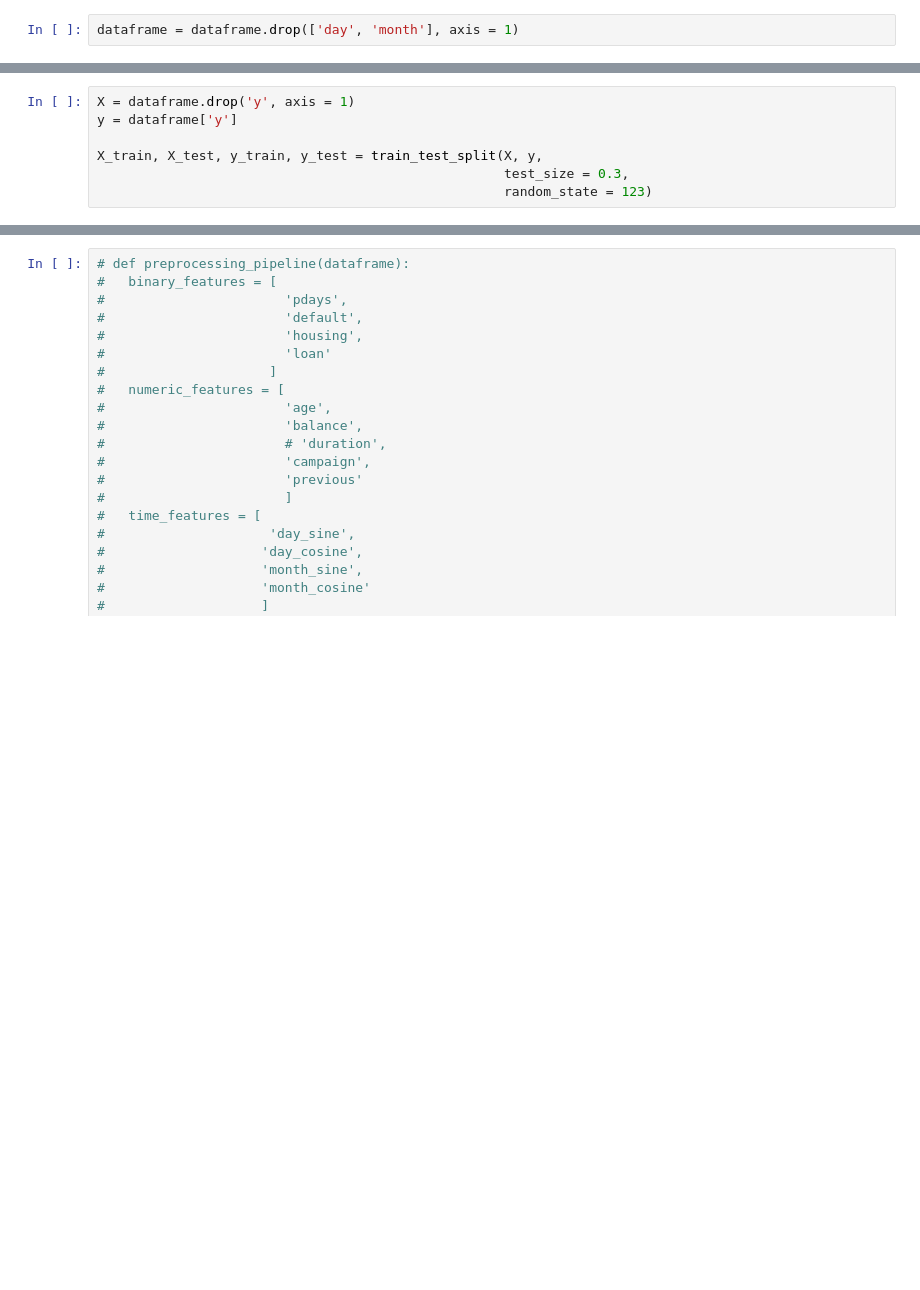
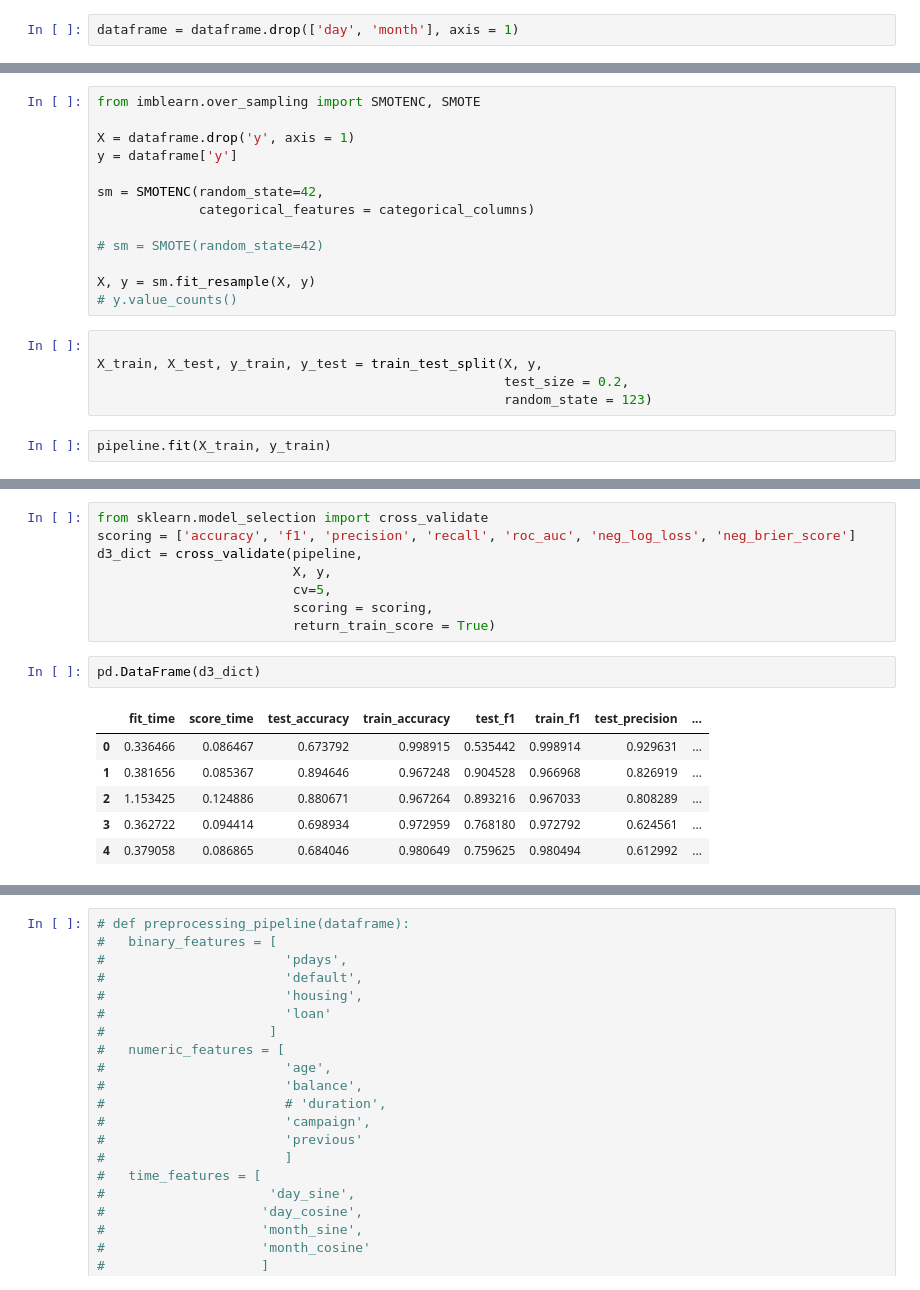
Before and after one commit to darshan-kale-dsi/Bank-Marketing-Campaign, a Jupyter notebook: notebooks/model_adjustment.ipynb, the cells around one changed output, grey strips where cells are left out. Cells and saved outputs as stored; diff of their text form; blank space fills up the shorter version.

Commit message:
model adjustment

```diff
--- a/notebooks/model_adjustment.ipynb
+++ b/notebooks/model_adjustment.ipynb
@@ -44,7 +104,20 @@ dataframe = dataframe.drop(['day', 'month'], axis = 1)
+# %%
+from imblearn.over_sampling import SMOTENC, SMOTE
+
+X = dataframe.drop('y', axis = 1)
+y = dataframe['y']
+
+sm = SMOTENC(random_state=42,
+             categorical_features = categorical_columns)
+
+# sm = SMOTE(random_state=42)
+
+X, y = sm.fit_resample(X, y)
+# y.value_counts()
 # %%
-X = dataframe.drop('y', axis = 1)
-y = dataframe['y']
 
 X_train, X_test, y_train, y_test = train_test_split(X, y,
-                                                    test_size = 0.3,
+                                                    test_size = 0.2,
                                                     random_state = 123)
+# %%
+pipeline.fit(X_train, y_train)
@@ -50,0 +211,17 @@ X_train, X_test, y_train, y_test = train_test_split(X, y,
+# %%
+from sklearn.model_selection import cross_validate
+scoring = ['accuracy', 'f1', 'precision', 'recall', 'roc_auc', 'neg_log_loss', 'neg_brier_score']
+d3_dict = cross_validate(pipeline,
+                         X, y,
+                         cv=5,
+                         scoring = scoring,
+                         return_train_score = True)
+# %%
+pd.DataFrame(d3_dict)
+# %% [output]
+|  | fit_time | score_time | test_accuracy | train_accuracy | test_f1 | train_f1 | test_precision | ... |
+| 0 | 0.336466 | 0.086467 | 0.673792 | 0.998915 | 0.535442 | 0.998914 | 0.929631 | ... |
+| 1 | 0.381656 | 0.085367 | 0.894646 | 0.967248 | 0.904528 | 0.966968 | 0.826919 | ... |
+| 2 | 1.153425 | 0.124886 | 0.880671 | 0.967264 | 0.893216 | 0.967033 | 0.808289 | ... |
+| 3 | 0.362722 | 0.094414 | 0.698934 | 0.972959 | 0.768180 | 0.972792 | 0.624561 | ... |
+| 4 | 0.379058 | 0.086865 | 0.684046 | 0.980649 | 0.759625 | 0.980494 | 0.612992 | ... |
```
Also changed, not shown: parts of 27 cells of this notebook.
